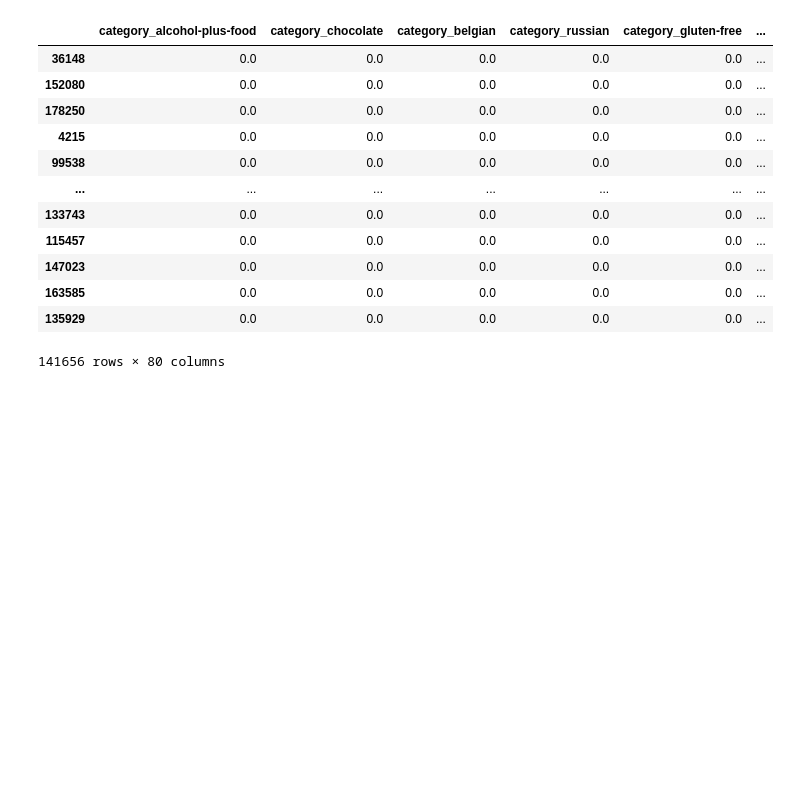
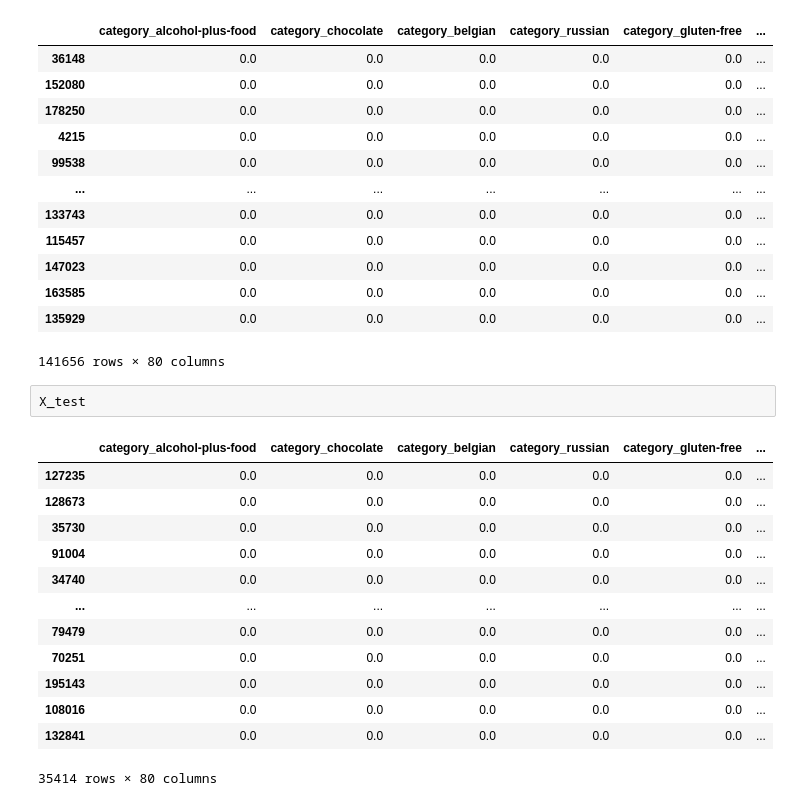
Before and after one commit to aswinikumar0509/Machine-Learning--Task, a Jupyter notebook: Delivery_time.ipynb, the cells around one changed output. Drawn from its saved outputs; the diff is of its cells as text; blank space fills up the shorter version.

```diff
--- a/Delivery_time.ipynb
+++ b/Delivery_time.ipynb
@@ -698,3 +697,19 @@ X_train
 | 163585 | 0.0 | 0.0 | 0.0 | 0.0 | 0.0 | ... |
 | 135929 | 0.0 | 0.0 | 0.0 | 0.0 | 0.0 | ... |
 141656 rows × 80 columns
+# %%
+X_test
+# %% [output]
+|  | category_alcohol-plus-food | category_chocolate | category_belgian | category_russian | category_gluten-free | ... |
+| 127235 | 0.0 | 0.0 | 0.0 | 0.0 | 0.0 | ... |
+| 128673 | 0.0 | 0.0 | 0.0 | 0.0 | 0.0 | ... |
+| 35730 | 0.0 | 0.0 | 0.0 | 0.0 | 0.0 | ... |
+| 91004 | 0.0 | 0.0 | 0.0 | 0.0 | 0.0 | ... |
+| 34740 | 0.0 | 0.0 | 0.0 | 0.0 | 0.0 | ... |
+| ... | ... | ... | ... | ... | ... | ... |
+| 79479 | 0.0 | 0.0 | 0.0 | 0.0 | 0.0 | ... |
+| 70251 | 0.0 | 0.0 | 0.0 | 0.0 | 0.0 | ... |
+| 195143 | 0.0 | 0.0 | 0.0 | 0.0 | 0.0 | ... |
+| 108016 | 0.0 | 0.0 | 0.0 | 0.0 | 0.0 | ... |
+| 132841 | 0.0 | 0.0 | 0.0 | 0.0 | 0.0 | ... |
+35414 rows × 80 columns
```
Also changed, not shown: parts of 12 cells of this notebook.
